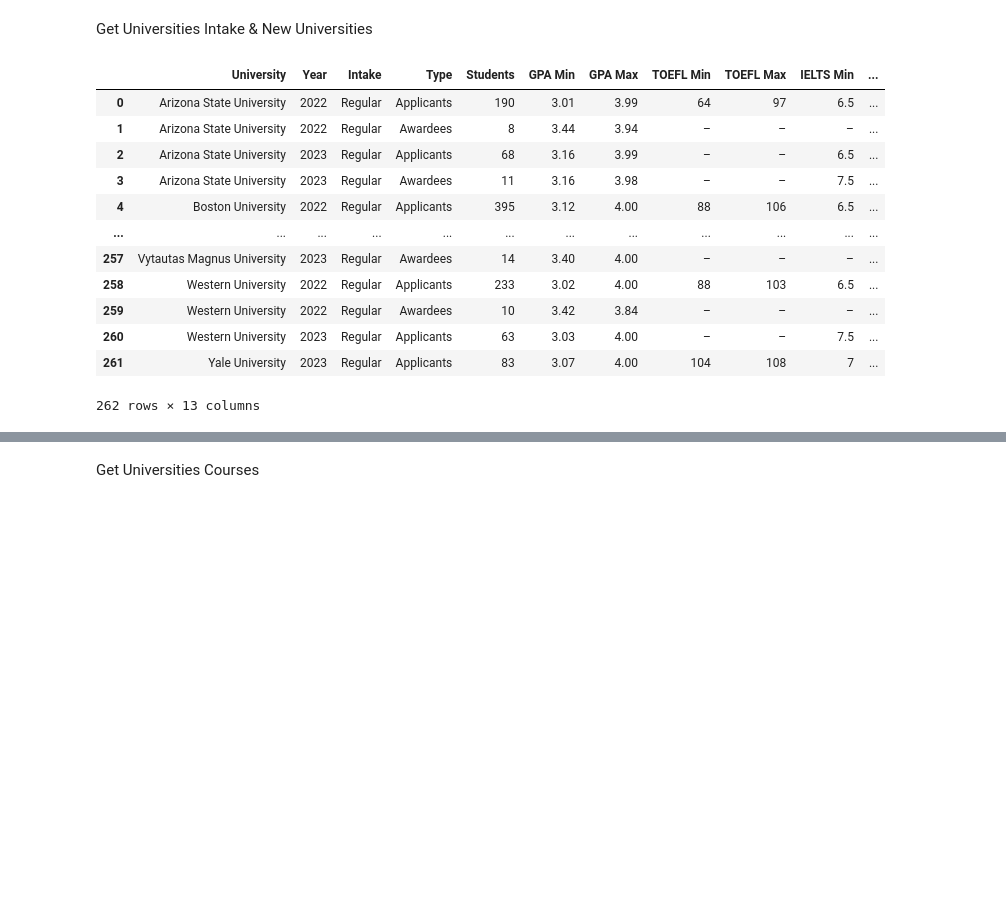
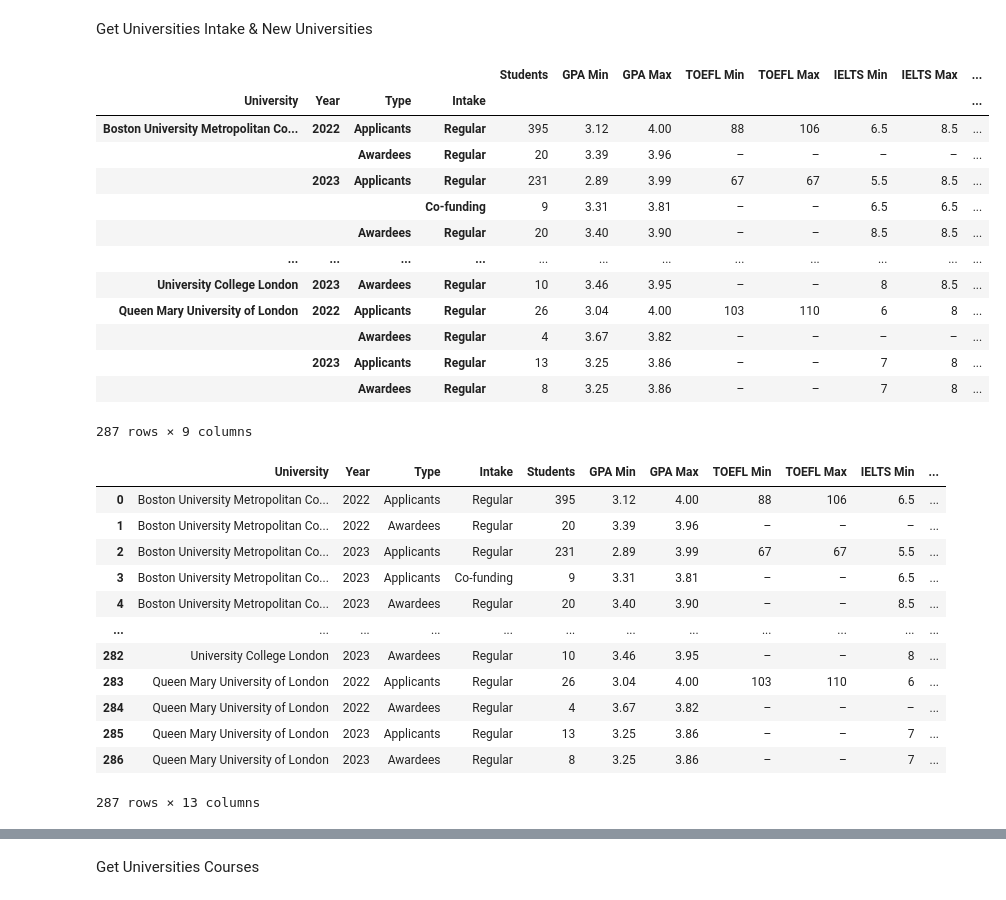
Before and after one commit to ceavinrufus/iisma_scraping, a Jupyter notebook: iisma_scraping.ipynb, the cells around one changed output, grey strips where cells are left out. Cells and saved outputs as stored; diff of their text form; code cells hidden in the pictures; blank space fills up the shorter version.

```diff
--- a/iisma_scraping.ipynb
+++ b/iisma_scraping.ipynb
@@ -215,22 +223,28 @@ for region in links_by_region:
                     if ":" not in intake:
                         if "Applicants" in intake:
                             key = "Applicants"
+                            try:
+                                year = re.findall(r"\d{4}", intake)[0]
+                            except:
+                                year = re.findall(r"\d{4}", tab_click.text)[0] # Kalau gak ada tahunnya, ikut judul tab
                         elif "Awardees" in intake:
                             key = "Awardees"
 
-                        try:
-                            year = re.findall(r"\d{4}", intake)[0]
-                        except:
-                            year = re.findall(r"\d{4}", tab_click.text)[0] # Kalau gak ada tahunnya, ikut judul tab
+                        if "Cofunding" in intake or "Co-funding" in intake or "Co-Funding" in intake:
+                            key1 = "Co-funding"
+                        elif "Regular" in intake:
+                            key1 = "Regular"
                     else:
                         data["Year"] = year
-                        if "Cofunding" in intake or "Co-funding" in intake:
-                            data["Intake"] = "Co-funding"
-                        elif "Regular" in intake:
-                            data["Intake"] = "Regular"
-                        else:
-                            if "students" in intake:
-                                data["Intake"] = "Regular"
+                        if key1 == "":
+                            if "Cofunding" in intake or "Co-funding" in intake or "Co-Funding" in intake:
+                                key1 = "Co-funding"
+                            elif "Regular" in intake:
+                                key1 = "Regular"
+                            else:
+                                if "students" in intake:
+                                    key1 = "Regular"
+                        data["Intake"] = key1
                         data["Type"] = key
 
                         if "student" in intake:
@@ -256,37 +270,55 @@ for region in links_by_region:
 
                             if len(key2) > 1:
                                 try:
-                                    data[f"{key2} Min"] = value[0]
-                                    data[f"{key2} Max"] = value[1]
+                                    data[f"{key2} Min"] = value[0].strip()
+                                    data[f"{key2} Max"] = value[1].strip()
                                 except IndexError:
-                                    data[f"{key2} Min"] = value[0]
-                                    data[f"{key2} Max"] = value[0]
+                                    data[f"{key2} Min"] = value[0].strip()
+                                    data[f"{key2} Max"] = value[0].strip()
 
                             if key2 == "DET":
                                 intakes_data.append(data)
                                 data = {}
+                                data["University"]=uni_name
+                                key1=""
 
             # print(link)
             # print(splitted_intakes)
 
 driver.quit()
 # %%
-df_intakes = pd.DataFrame(intakes_data).groupby(["University", "Year", "Intake", "Type"]).sum().reset_index()
+df_intakes = pd.DataFrame(intakes_data).groupby(["University", "Year", "Type", "Intake"], sort=False).sum().replace(0, "–")
+df_intakes_json = df_intakes.reset_index()
 display(df_intakes)
+display(df_intakes_json)
 # %% [output]
-|  | University | Year | Intake | Type | Students | GPA Min | GPA Max | TOEFL Min | TOEFL Max | IELTS Min | ... |
-| 0 | Arizona State University | 2022 | Regular | Applicants | 190 | 3.01 | 3.99 | 64 | 97 | 6.5 | ... |
-| 1 | Arizona State University | 2022 | Regular | Awardees | 8 | 3.44 | 3.94 | – | – | – | ... |
-| 2 | Arizona State University | 2023 | Regular | Applicants | 68 | 3.16 | 3.99 | – | – | 6.5 | ... |
-| 3 | Arizona State University | 2023 | Regular | Awardees | 11 | 3.16 | 3.98 | – | – | 7.5 | ... |
-| 4 | Boston University | 2022 | Regular | Applicants | 395 | 3.12 | 4.00 | 88 | 106 | 6.5 | ... |
+|  |  |  |  | Students | GPA Min | GPA Max | TOEFL Min | TOEFL Max | IELTS Min | IELTS Max | ... |
+| University | Year | Type | Intake |  |  |  |  |  |  |  | ... |
+| Boston University Metropolitan Co... | 2022 | Applicants | Regular | 395 | 3.12 | 4.00 | 88 | 106 | 6.5 | 8.5 | ... |
+|  |  | Awardees | Regular | 20 | 3.39 | 3.96 | – | – | – | – | ... |
+|  | 2023 | Applicants | Regular | 231 | 2.89 | 3.99 | 67 | 67 | 5.5 | 8.5 | ... |
+|  |  |  | Co-funding | 9 | 3.31 | 3.81 | – | – | 6.5 | 6.5 | ... |
+|  |  | Awardees | Regular | 20 | 3.40 | 3.90 | – | – | 8.5 | 8.5 | ... |
 | ... | ... | ... | ... | ... | ... | ... | ... | ... | ... | ... | ... |
-| 257 | Vytautas Magnus University | 2023 | Regular | Awardees | 14 | 3.40 | 4.00 | – | – | – | ... |
-| 258 | Western University | 2022 | Regular | Applicants | 233 | 3.02 | 4.00 | 88 | 103 | 6.5 | ... |
-| 259 | Western University | 2022 | Regular | Awardees | 10 | 3.42 | 3.84 | – | – | – | ... |
-| 260 | Western University | 2023 | Regular | Applicants | 63 | 3.03 | 4.00 | – | – | 7.5 | ... |
-| 261 | Yale University | 2023 | Regular | Applicants | 83 | 3.07 | 4.00 | 104 | 108 | 7 | ... |
+| University College London | 2023 | Awardees | Regular | 10 | 3.46 | 3.95 | – | – | 8 | 8.5 | ... |
+| Queen Mary University of London | 2022 | Applicants | Regular | 26 | 3.04 | 4.00 | 103 | 110 | 6 | 8 | ... |
+|  |  | Awardees | Regular | 4 | 3.67 | 3.82 | – | – | – | – | ... |
+|  | 2023 | Applicants | Regular | 13 | 3.25 | 3.86 | – | – | 7 | 8 | ... |
+|  |  | Awardees | Regular | 8 | 3.25 | 3.86 | – | – | 7 | 8 | ... |
-262 rows × 13 columns
+287 rows × 9 columns
+|  | University | Year | Type | Intake | Students | GPA Min | GPA Max | TOEFL Min | TOEFL Max | IELTS Min | ... |
+| 0 | Boston University Metropolitan Co... | 2022 | Applicants | Regular | 395 | 3.12 | 4.00 | 88 | 106 | 6.5 | ... |
+| 1 | Boston University Metropolitan Co... | 2022 | Awardees | Regular | 20 | 3.39 | 3.96 | – | – | – | ... |
+| 2 | Boston University Metropolitan Co... | 2023 | Applicants | Regular | 231 | 2.89 | 3.99 | 67 | 67 | 5.5 | ... |
+| 3 | Boston University Metropolitan Co... | 2023 | Applicants | Co-funding | 9 | 3.31 | 3.81 | – | – | 6.5 | ... |
+| 4 | Boston University Metropolitan Co... | 2023 | Awardees | Regular | 20 | 3.40 | 3.90 | – | – | 8.5 | ... |
+| ... | ... | ... | ... | ... | ... | ... | ... | ... | ... | ... | ... |
+| 282 | University College London | 2023 | Awardees | Regular | 10 | 3.46 | 3.95 | – | – | 8 | ... |
+| 283 | Queen Mary University of London | 2022 | Applicants | Regular | 26 | 3.04 | 4.00 | 103 | 110 | 6 | ... |
+| 284 | Queen Mary University of London | 2022 | Awardees | Regular | 4 | 3.67 | 3.82 | – | – | – | ... |
+| 285 | Queen Mary University of London | 2023 | Applicants | Regular | 13 | 3.25 | 3.86 | – | – | 7 | ... |
+| 286 | Queen Mary University of London | 2023 | Awardees | Regular | 8 | 3.25 | 3.86 | – | – | 7 | ... |
+287 rows × 13 columns
 # %%
 df_new_uni = pd.DataFrame(new_uni_data)
 display(df_new_uni)
```
Also changed, not shown: parts of 9 cells of this notebook, 12 other files.
